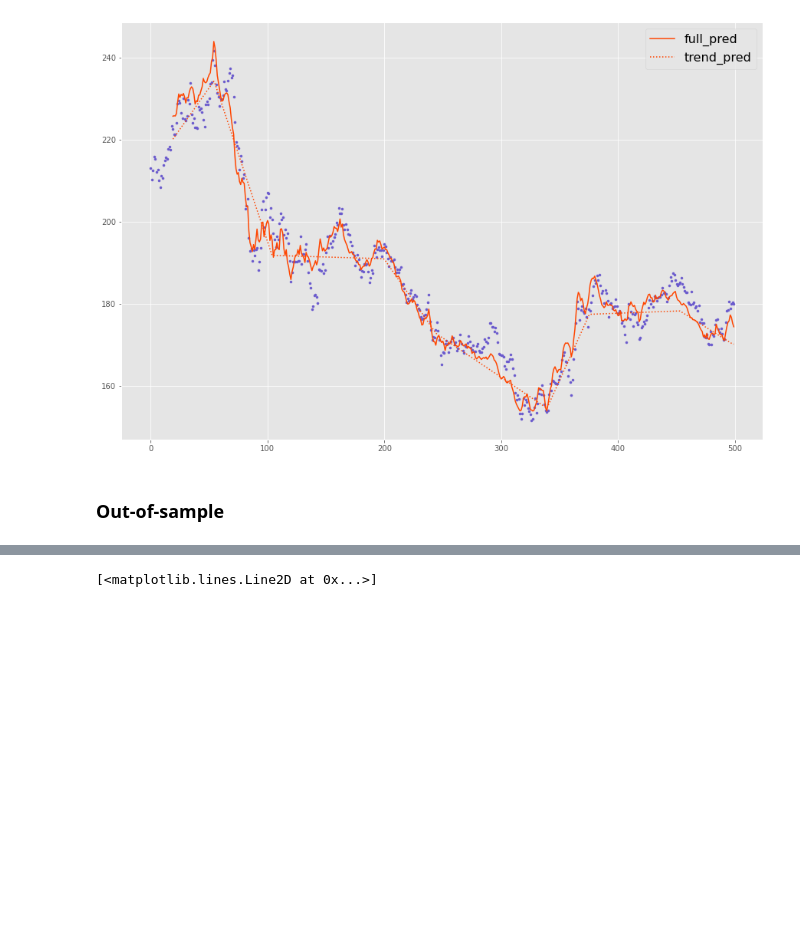
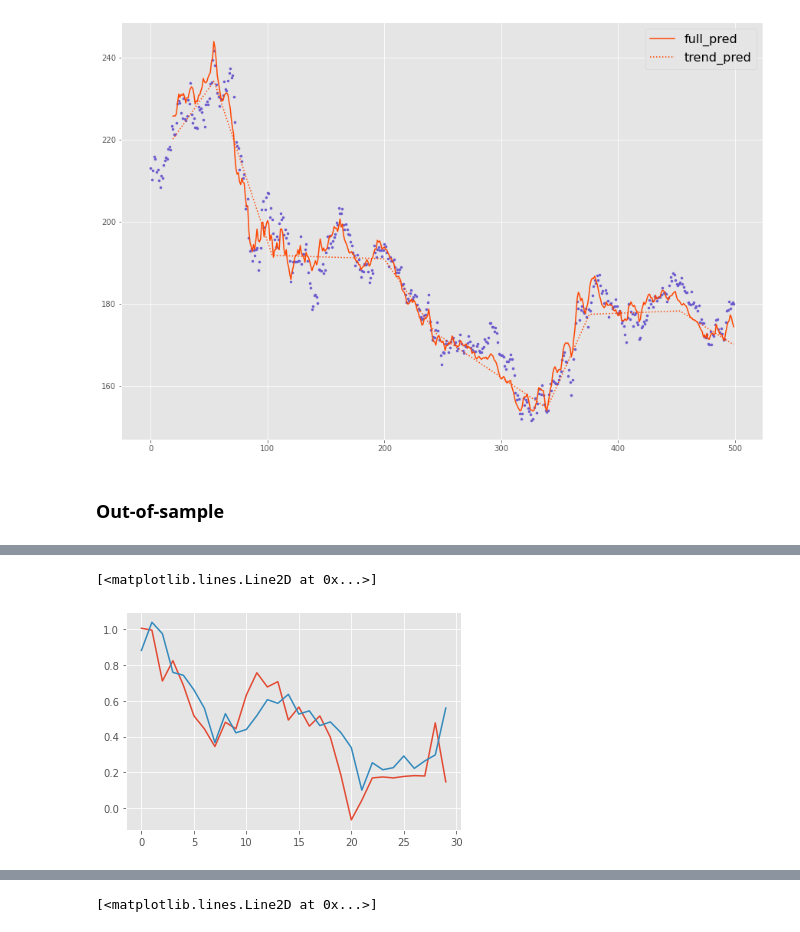
Before and after one commit to GuillaumeDMMarion/deep-plats, a Jupyter notebook: notebooks/development.ipynb, the cells around one changed output, grey strips where cells are left out. Saved outputs shown, nothing was run; the diff lists cells and outputs as text; code cells hidden in the pictures; blank space fills up the shorter version.

```diff
--- a/notebooks/development.ipynb
+++ b/notebooks/development.ipynb
@@ -185,0 +157,17 @@ plt.plot(preds, c='orangered')
+# %%
+lags = 20
+horizon = 1
+breaks = 1.
+forecast_trend = 'rnn'
+forecast_resid = 'simple'
+plf_kwargs = {}
+dar_kwargs = {"size_hidden_layers": 32, "n_hidden_layers": 2, "dropout": 0.5}
+
+train_size = 100
+sections = 30
+epochs=dict(
+    plr_epochs=5000,
+    plf_epochs=500,
+    dar_epochs=1000,
+)
+preds = []
@@ -185,0 +195,20 @@ plt.plot(preds, c='orangered')
+# %%
+preds = np.zeros(shape=(3, 30))
+for i in range(30):
+    print(i) # <<<<========================
+    deepplf = DeepPLF(
+        lags=10,
+        horizon=1,
+        breaks=1.0,
+        forecast_trend='rnn',
+        forecast_resid='dense',
+        dar_kwargs = {"size_hidden_layers": 10, "n_hidden_layers": 1, "dropout": 0.5}
+    )
+    X_train = X[i : 100 + i]
+    y_train = y[i : 100 + i]
+    deepplf.fit(X_train, y_train, plr_epochs=5000, plf_epochs=500, dar_epochs=1000)
+    preds[0][i] = deepplf.plf.extrapolate(torch.tensor(X_train)[None,]).detach().numpy()[0][0]
+    preds[1][i] = deepplf.predict(X_train, y_train, model='trend')[-1]
+    preds[2][i] = deepplf.predict(X_train, y_train, model='resid')[-1]
+
+winsound.Beep(250, 1000) # <<<<========================
@@ -185,0 +229,6 @@ plt.plot(preds, c='orangered')
+# %%
+plt.plot(y[100:130])
+plt.plot(preds[1:].sum(0))
+# %% [output]
+[<matplotlib.lines.Line2D at 0x...>]
+[figure, added]
```
Also changed, not shown: parts of 22 cells of this notebook, 4 other files.
